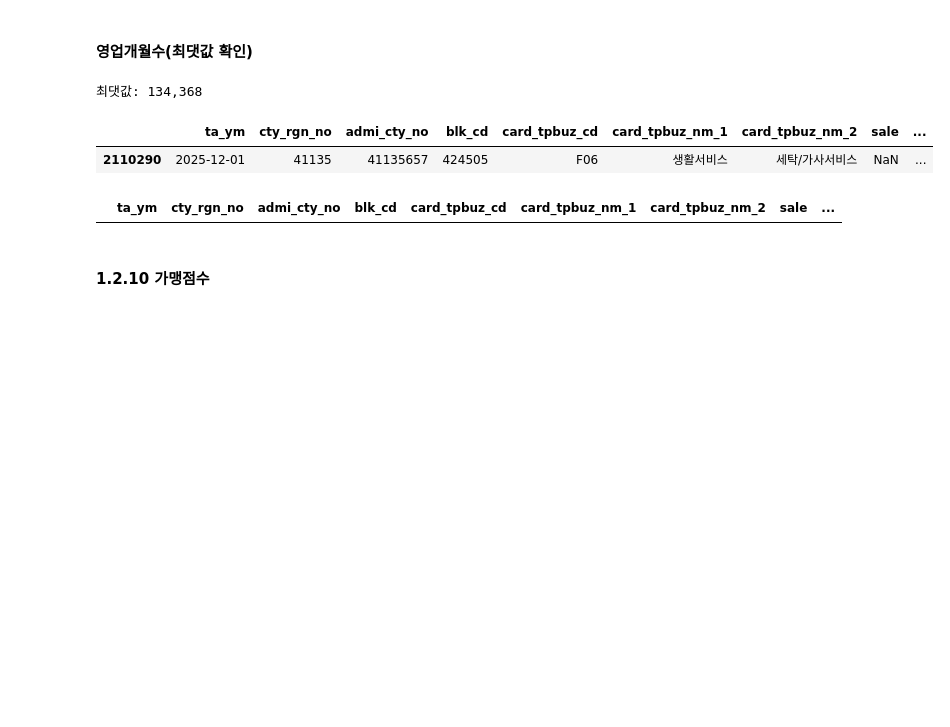
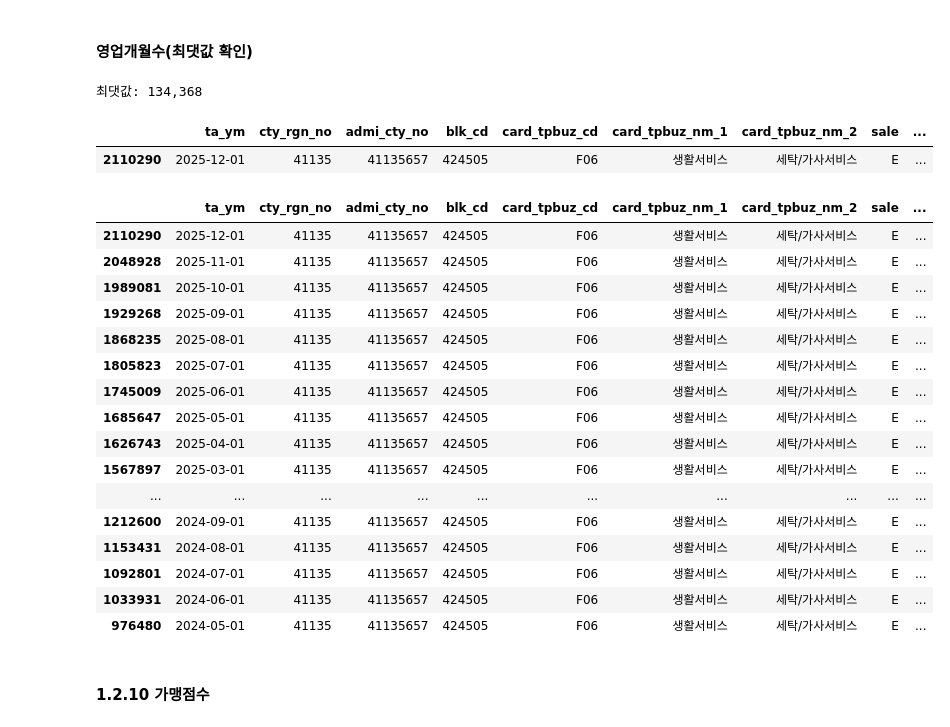
Before and after one commit to bulsajo1/final_project, a Jupyter notebook: Geunsu/1차_전처리_가맹점.ipynb, the cells around one changed output. Cells and saved outputs as stored; diff of their text form; code cells hidden in the pictures; blank space fills up the shorter version.

```diff
--- a/Geunsu/1차_전처리_가맹점.ipynb
+++ b/Geunsu/1차_전처리_가맹점.ipynb
@@ -251,3 +242,8 @@ NULL 수: 387860건
 - C:5억 초과-10억 이하
 - D:10억 초과~30억 이하
 - null: 30억 초과 또는 국세청 정보 내 연매출 규모 미존재 건
+# %%
+# sale 결측치 처리: null = 30억 초과 또는 국세청 미등록 → 'E' 구간으로 채움
+df['sale'] = df['sale'].fillna('E')
+print(f"처리 후 NULL 수: {df['sale'].isnull().sum()}건")
+print(df['sale'].value_counts().sort_index())
@@ -344,16 +350,32 @@ df[df['mm_cnt'] == max_val]
 # %% [output]
 최댓값: 134,368
 |  | ta_ym | cty_rgn_no | admi_cty_no | blk_cd | card_tpbuz_cd | card_tpbuz_nm_1 | card_tpbuz_nm_2 | sale | ... |
-| 2110290 | 2025-12-01 | 41135 | 41135657 | 424505 | F06 | 생활서비스 | 세탁/가사서비스 | NaN | ... |
+| 2110290 | 2025-12-01 | 41135 | 41135657 | 424505 | F06 | 생활서비스 | 세탁/가사서비스 | E | ... |
 # %%
-# sale 조건 없이 비교하고 싶다면
+# blk_cd는 문자열로 변환되어 있으므로 문자열로 비교
 mask_no_sale = (
-    (df['blk_cd'] == 424505) &
+    (df['blk_cd'] == '424505') &
     (df['card_tpbuz_cd'] == 'F06')
 )
 df[mask_no_sale].sort_values('mm_cnt', ascending=False).head(20)
 # %% [output]
 |  | ta_ym | cty_rgn_no | admi_cty_no | blk_cd | card_tpbuz_cd | card_tpbuz_nm_1 | card_tpbuz_nm_2 | sale | ... |
+| 2110290 | 2025-12-01 | 41135 | 41135657 | 424505 | F06 | 생활서비스 | 세탁/가사서비스 | E | ... |
+| 2048928 | 2025-11-01 | 41135 | 41135657 | 424505 | F06 | 생활서비스 | 세탁/가사서비스 | E | ... |
+| 1989081 | 2025-10-01 | 41135 | 41135657 | 424505 | F06 | 생활서비스 | 세탁/가사서비스 | E | ... |
+| 1929268 | 2025-09-01 | 41135 | 41135657 | 424505 | F06 | 생활서비스 | 세탁/가사서비스 | E | ... |
+| 1868235 | 2025-08-01 | 41135 | 41135657 | 424505 | F06 | 생활서비스 | 세탁/가사서비스 | E | ... |
+| 1805823 | 2025-07-01 | 41135 | 41135657 | 424505 | F06 | 생활서비스 | 세탁/가사서비스 | E | ... |
+| 1745009 | 2025-06-01 | 41135 | 41135657 | 424505 | F06 | 생활서비스 | 세탁/가사서비스 | E | ... |
+| 1685647 | 2025-05-01 | 41135 | 41135657 | 424505 | F06 | 생활서비스 | 세탁/가사서비스 | E | ... |
+| 1626743 | 2025-04-01 | 41135 | 41135657 | 424505 | F06 | 생활서비스 | 세탁/가사서비스 | E | ... |
+| 1567897 | 2025-03-01 | 41135 | 41135657 | 424505 | F06 | 생활서비스 | 세탁/가사서비스 | E | ... |
+| ... | ... | ... | ... | ... | ... | ... | ... | ... | ... |
+| 1212600 | 2024-09-01 | 41135 | 41135657 | 424505 | F06 | 생활서비스 | 세탁/가사서비스 | E | ... |
+| 1153431 | 2024-08-01 | 41135 | 41135657 | 424505 | F06 | 생활서비스 | 세탁/가사서비스 | E | ... |
+| 1092801 | 2024-07-01 | 41135 | 41135657 | 424505 | F06 | 생활서비스 | 세탁/가사서비스 | E | ... |
+| 1033931 | 2024-06-01 | 41135 | 41135657 | 424505 | F06 | 생활서비스 | 세탁/가사서비스 | E | ... |
+| 976480 | 2024-05-01 | 41135 | 41135657 | 424505 | F06 | 생활서비스 | 세탁/가사서비스 | E | ... |
 # %% [markdown]
 #### 1.2.10 가맹점수
 # %%
```
Also changed, not shown: parts of 12 cells of this notebook.
